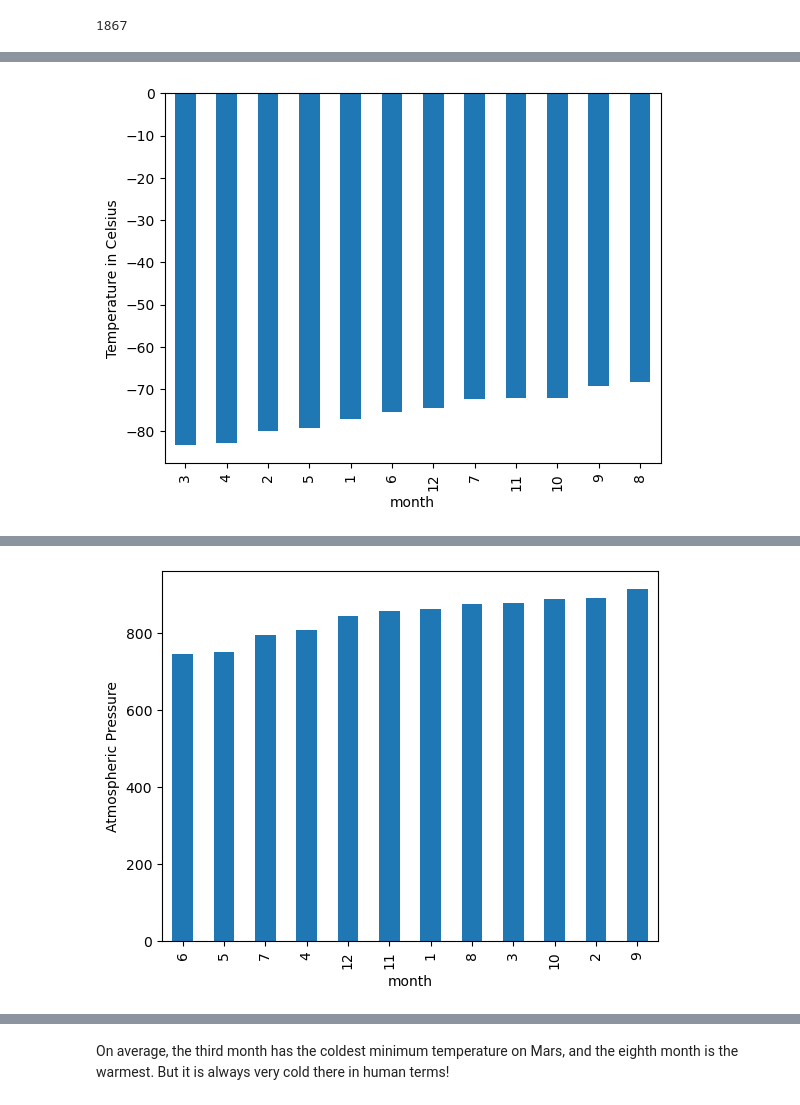
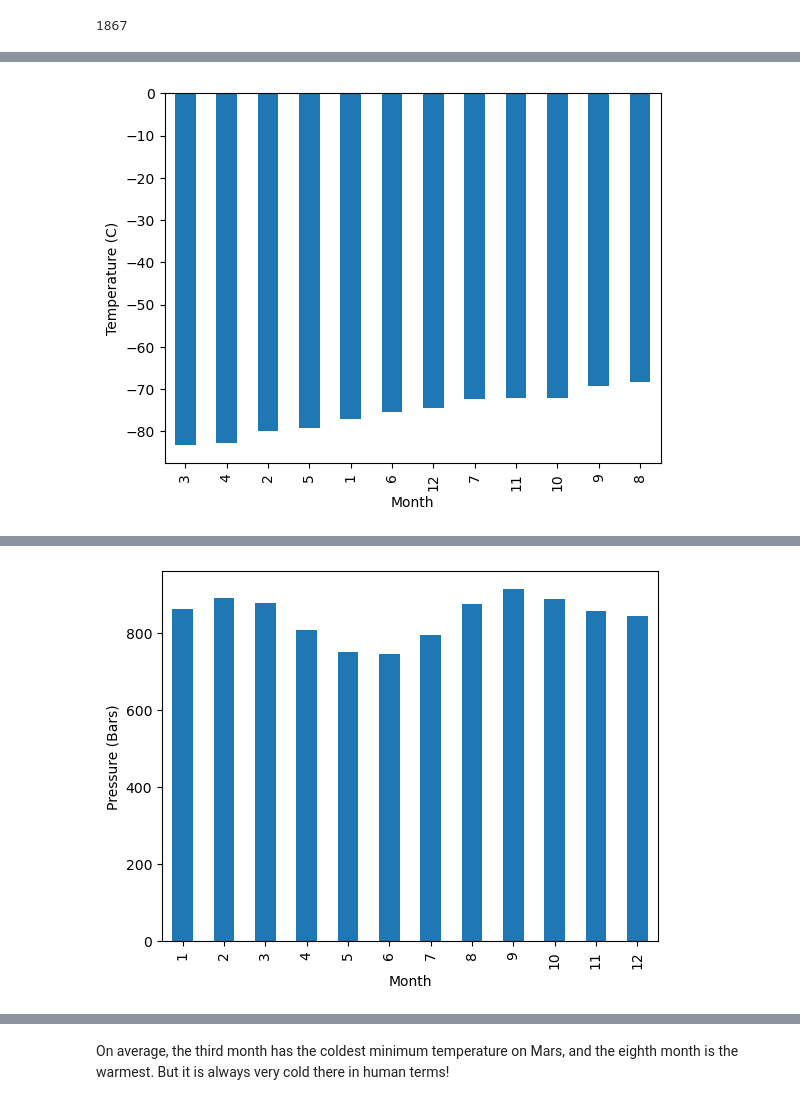
Before and after one commit to Elicitplays/Webscraping-HW, a Jupyter notebook: Starter_Code/part_2_mars_weather.ipynb, the cells around one changed output, grey strips where cells are left out. Saved outputs shown, nothing was run; the diff lists cells and outputs as text; code cells hidden in the pictures.

```diff
--- a/Starter_Code/part_2_mars_weather.ipynb
+++ b/Starter_Code/part_2_mars_weather.ipynb
@@ -102,4 +105,6 @@ AttributeError: 'NoneType' object has no attribute 'text'
 # %%
-# Create a Pandas DataFrame by using the list of rows and a list of the column names
+# Create a Pandas DataFrame by using the list of rows and a list of the column namesrows
+mars_data = pd.DataFrame(mars_table)
+mars_data = mars_data.rename(columns={0: "id", 1: "terrestrial_date",2:"sol",3:"ls",4:"month",5:'min_temp',6:'pressure'})
 # %%
 # Confirm DataFrame was created successfully
@@ -132,2 +144,6 @@ dtype: object
+# %%
+# Change data types for data analysis
+mars_data = mars_data.astype({'id': 'int64','sol':'int64','ls':'int64','month':'int64','min_temp':'float64','pressure':'float'})
+mars_data['terrestrial_date'] = pd.to_datetime(mars_data['terrestrial_date'])
 # %%
 # Confirm type changes were successful by examining data types again
@@ -178,6 +187,9 @@ Name: month, dtype: int64
 1867
 # %%
 # 3. What is the average low temperature by month?
+avgs = mars_data.groupby(mars_data['month']).mean()
+avg_temp_low = avgs['min_temp']
+avg_temp_low
 # %% [output]
 month
 1    -77.160920
@@ -200,9 +216,17 @@ Name: min_temp, dtype: float64
 # %%
 # Identify the coldest and hottest months in Curiosity's location
+sorted_temp = avg_temp_low.sort_values()
+sorted_temp.plot.bar()
+plt.xlabel('Month')
+plt.ylabel('Temperature (C)')
+plt.show()
 # %% [output]
-[figure, old version]
+[figure, new version]
 # %%
 # 4. Average pressure by Martian month
+avg_pressure = avgs['pressure']
+sorted_pressure = avg_pressure.sort_values()
+avg_pressure
 # %% [output]
 month
 1     862.488506
@@ -220,5 +244,9 @@ month
 Name: pressure, dtype: float64
 # %%
 # Plot the average pressure by month
+avg_pressure.plot.bar()
+plt.xlabel('Month')
+plt.ylabel('Pressure (Bars)')
+plt.show()
 # %% [output]
-[figure, old version]
+[figure, new version]
```
Also changed, not shown: parts of 17 cells of this notebook, 1 other file.
